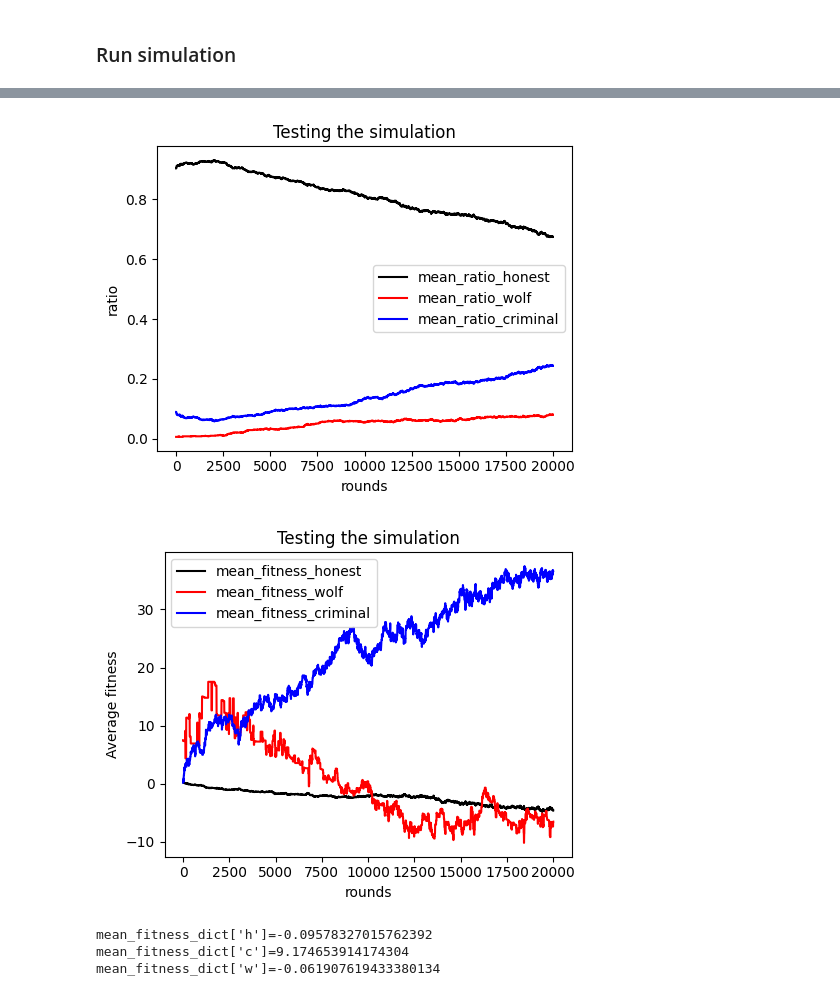
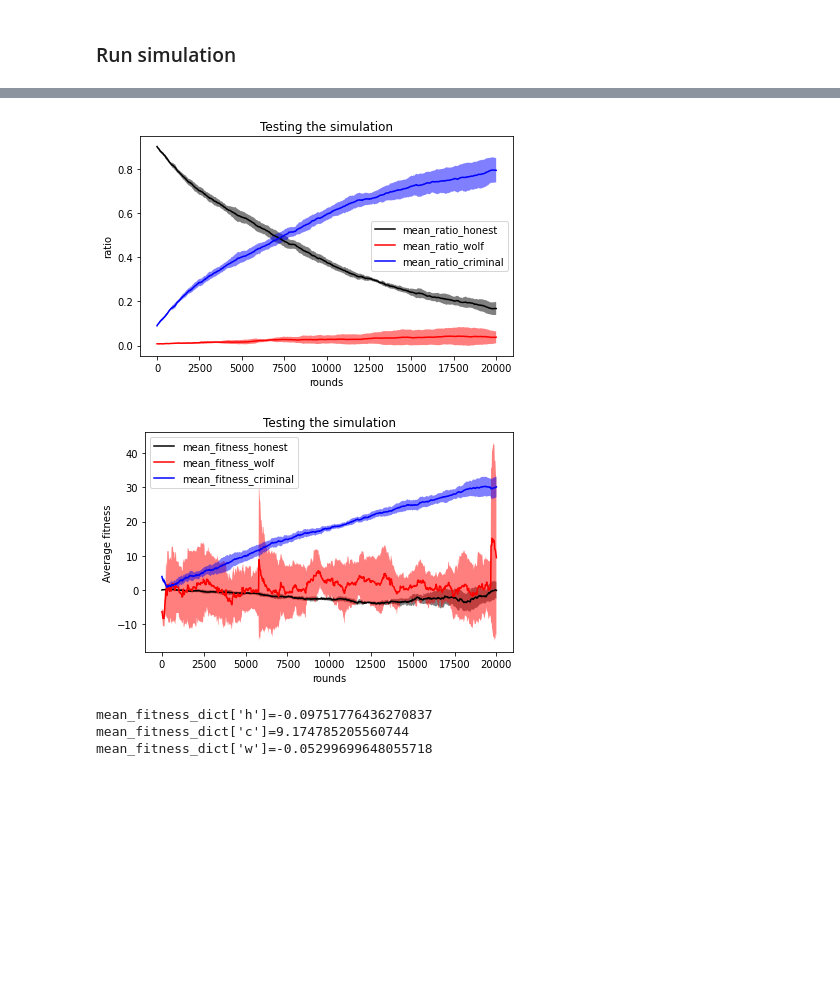
Before and after one commit to LouisWW/criminal_network_analysis, a Jupyter notebook: src/results/notebooks/Sim_mart_vaq_res.ipynb, the cells around one changed output, grey strips where cells are left out. Cells and saved outputs as stored; diff of their text form; code cells hidden in the pictures; blank space fills up the shorter version.

Commit message:
Change to collect every nth round

```diff
--- a/src/results/notebooks/Sim_mart_vaq_res.ipynb
+++ b/src/results/notebooks/Sim_mart_vaq_res.ipynb
@@ -245,24 +238,30 @@ simulators = SimMartVaq(
     mutation_prob=0.01,  # only fermi function
 )
 data_collector = simulators.avg_play(
-    network=simulators.network, rounds=20000, n_groups=1, repetition=1
+    network=simulators.network, rounds=20000, n_groups=1, repetition=5, ith_collect=20
 )
 # %%
 # Show the data
 ax_0 = plotter.plot_lines(
     dict_data=data_collector,
-    data_to_plot=["mean_ratio_honest", "mean_ratio_wolf", "mean_ratio_criminal"],
+    y_data_to_plot=["mean_ratio_honest", "mean_ratio_wolf", "mean_ratio_criminal"],
+    x_data_to_plot="mean_iteration",
     title="Testing the simulation",
     xlabel="rounds",
     ylabel="ratio",
     plot_std="True",
 )
 # %% [output]
-[figure, old version]
+[figure, new version]
 # %%
 ax_1 = plotter.plot_lines(
     dict_data=data_collector,
-    data_to_plot=["mean_fitness_honest", "mean_fitness_wolf", "mean_fitness_criminal"],
+    y_data_to_plot=[
+        "mean_fitness_honest",
+        "mean_fitness_wolf",
+        "mean_fitness_criminal",
+    ],
+    x_data_to_plot="mean_iteration",
     title="Testing the simulation",
     xlabel="rounds",
     ylabel="Average fitness",
@@ -275,7 +274,7 @@ print(f"{mean_fitness_dict['h']=}")
 print(f"{mean_fitness_dict['c']=}")
 print(f"{mean_fitness_dict['w']=}")
 # %% [output]
-[figure, old version]
+[figure, new version]
-mean_fitness_dict['h']=-0.09578327015762392
-mean_fitness_dict['c']=9.174653914174304
-mean_fitness_dict['w']=-0.061907619433380134
+mean_fitness_dict['h']=-0.09751776436270837
+mean_fitness_dict['c']=9.174785205560744
+mean_fitness_dict['w']=-0.05299699648055718
```
Also changed, not shown: parts of 9 cells of this notebook, 21 other files.
